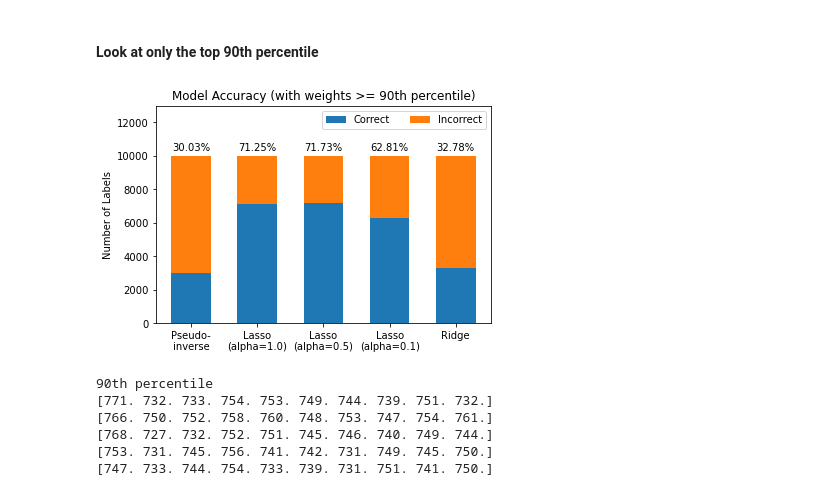
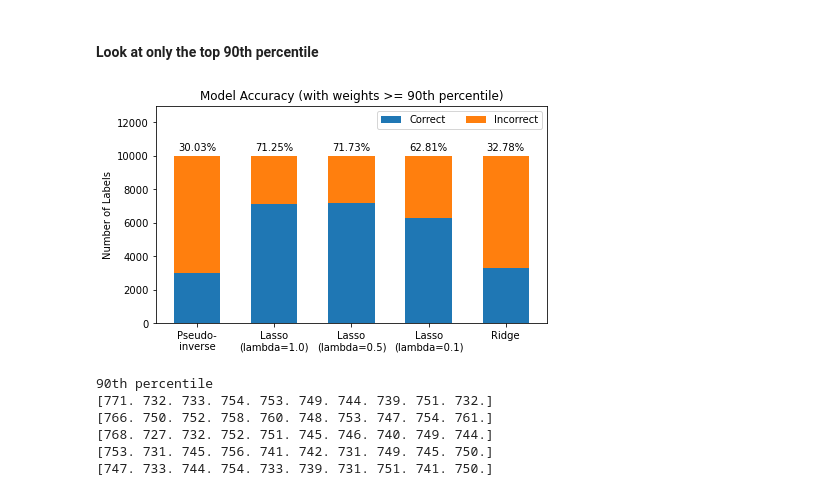
Before and after one commit to jacnugent/amath584, a Jupyter notebook: hw6_regression_and_sparsity/hw6_draft.ipynb, the cells around one changed output. Saved outputs shown, nothing was run; the diff lists cells and outputs as text; code cells hidden in the pictures.

```diff
--- a/hw6_regression_and_sparsity/hw6_draft.ipynb
+++ b/hw6_regression_and_sparsity/hw6_draft.ipynb
@@ -488,7 +700,7 @@ plot_hist_nonzero(A_ridge, 'Ridge (lambda=1.0)', 'ridge', save=True)
 ##### Look at overall accuracy
 This kind of falls under #1, but whatever...
 # %%
-fig, ax = plt.subplots(figsize=(6, 4))
+fig, ax = plt.subplots(figsize=(7, 4))
 
 corr_counts = [pinv_corr, lasso1_corr, lasso05_corr, lasso01_corr, ridge_corr]
 wrong_counts = [pinv_wrong, lasso1_wrong, lasso05_wrong, lasso01_wrong, ridge_wrong]
@@ -500,8 +712,8 @@ rects1 = ax.bar(inds, corr_counts, width, color='C0')
 rects2 = ax.bar(inds, wrong_counts, width, bottom=corr_counts, color='C1')
 
 ax.set_xticks(np.arange(0, len(corr_counts)))
-ax.set_xticklabels(['Pseudo-\ninverse', 'Lasso\n(alpha=1.0)', 'Lasso\n(alpha=0.5)',
-                    'Lasso\n(alpha=0.1)', 'Ridge'])
+ax.set_xticklabels(['Pseudo-\ninverse', 'Lasso\n(lambda=1.0)', 'Lasso\n(lambda=0.5)',
+                    'Lasso\n(lambda=0.1)', 'Ridge'])
 
 ax.set_ylabel('Number of Labels')
 plt.legend([rects1[0], rects2[0]], ['Correct', 'Incorrect'], loc='upper right', ncol=2)
@@ -591,40 +803,41 @@ new_wrong_counts = [[]]*len(lab_list)
 for i in range(len(lab_list)):
     new_corr_counts[i], new_wrong_counts[i] = check_accuracy(lab_list[i], test_labs)
 # %%
-fig, ax = plt.subplots(figsize=(6, 4))
+pct=90
+fig, ax = plt.subplots(figsize=(7, 4))
 
 inds = np.arange(len(corr_counts))
 width = 0.6
 
 rects1 = ax.bar(inds, new_corr_counts, width, color='C0')
 rects2 = ax.bar(inds, new_wrong_counts, width, bottom=new_corr_counts, color='C1')
 
 ax.set_xticks(np.arange(0, len(new_corr_counts)))
-ax.set_xticklabels(['Pseudo-\ninverse', 'Lasso\n(alpha=1.0)', 'Lasso\n(alpha=0.5)',
-                    'Lasso\n(alpha=0.1)', 'Ridge'])
+ax.set_xticklabels(['Pseudo-\ninverse', 'Lasso\n(lambda=1.0)', 'Lasso\n(lambda=0.5)',
+                    'Lasso\n(lambda=0.1)', 'Ridge'])
 
 ax.set_ylabel('Number of Labels')
 plt.legend([rects1[0], rects2[0]], ['Correct', 'Incorrect'], loc='upper right', ncol=2)
 ax.set_title('Model Accuracy (with weights >= {}th percentile)'.format(pct))
 ax.set_ylim(0, 13000)
 
 
 # label for accuracy
 # https://matplotlib.org/3.1.1/gallery/lines_bars_and_markers/barchart.html#sphx-glr-gallery-lines-bars-and-markers-barchart-py
 accuracy = [(new_corr_counts[i]/(new_corr_counts[i]+new_wrong_counts[i]))*100. for i in range(len(new_corr_counts))]
 accuracy_labs = ['{:.2f}%'.format(x) for x in accuracy]
 for i in range(len(rects2)):
     height = rects1[i].get_height() + rects2[i].get_height()
     ax.annotate(accuracy_labs[i],
                 xy=(rects2[i].get_x() + rects2[i].get_width() / 2, height),
                 xytext=(0, 3), textcoords='offset points',
                 ha='center', va='bottom')
 
 plt.savefig(save_dir + 'geq_{}th_pct_accuracy_comparison.png'.format(pct), dpi=300, bbox_inches='tight')
 
 plt.show()
 # %% [output]
-[figure, old version]
+[figure, new version]
 # %%
 # from most to least sparse with the cuttoff:
 
```
Also changed, not shown: parts of 27 cells of this notebook, 22 other files.
